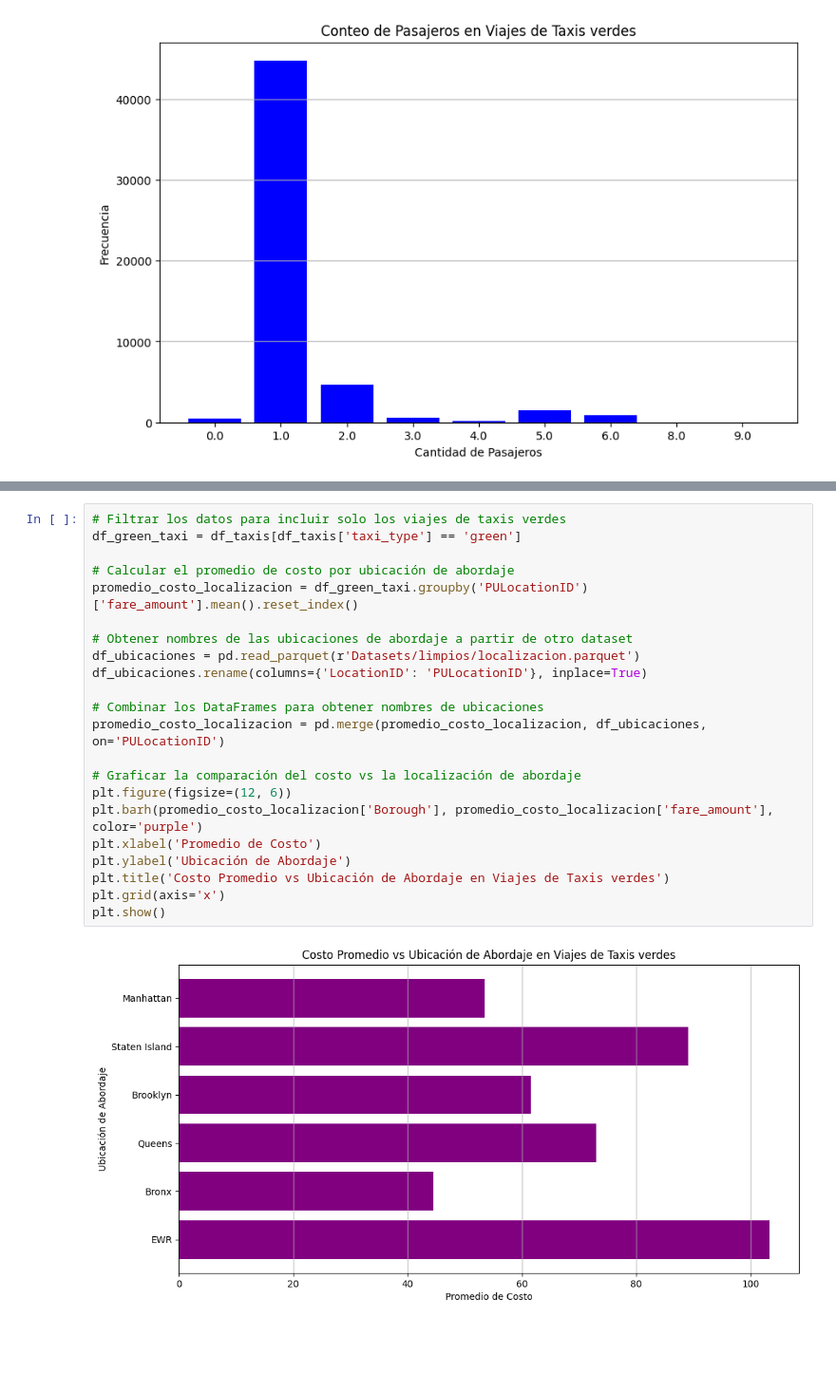
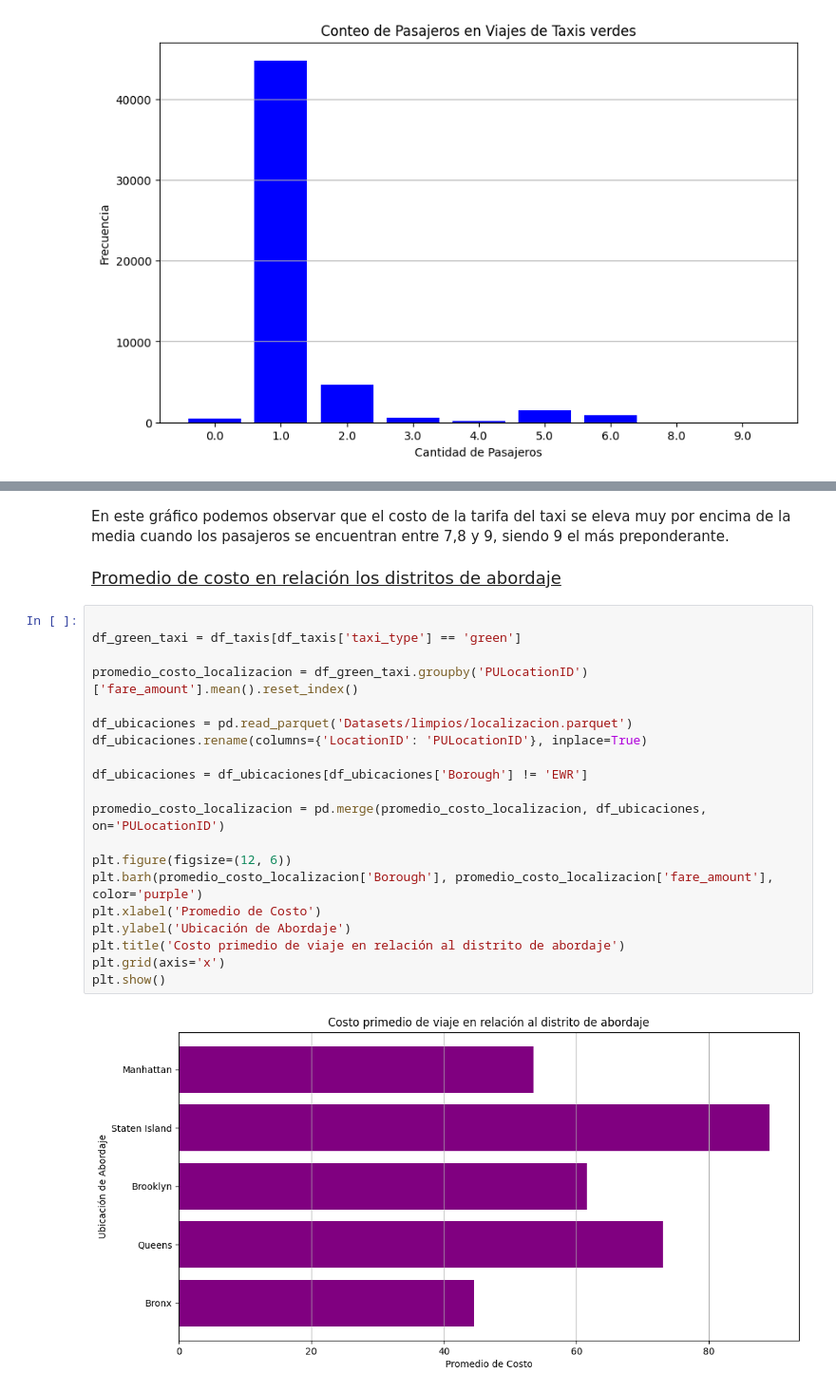
Before and after one commit to hansonvel96/PF_GROUP_03_NYC_TAXIS, a Jupyter notebook: EDA-taxis.ipynb, the cells around one changed output, grey strips where cells are left out. Shown at 95% size. Saved outputs shown, nothing was run; the diff lists cells and outputs as text; blank space fills up the shorter version.

```diff
--- a/EDA-taxis.ipynb
+++ b/EDA-taxis.ipynb
@@ -451,24 +376,26 @@ plt.show()
+# %% [markdown]
+<p style="font-size:15px;">En este gráfico podemos observar que el costo de la tarifa del taxi se eleva muy por encima de la media cuando los pasajeros se encuentran entre 7,8 y 9, siendo 9 el más preponderante.</p>
+# %% [markdown]
+<p style="font-size:18px;"><u>Promedio de costo en relación los distritos de abordaje</u> </p>
 # %%
-# Filtrar los datos para incluir solo los viajes de taxis verdes
+
 df_green_taxi = df_taxis[df_taxis['taxi_type'] == 'green']
 
-# Calcular el promedio de costo por ubicación de abordaje
 promedio_costo_localizacion = df_green_taxi.groupby('PULocationID')['fare_amount'].mean().reset_index()
 
-# Obtener nombres de las ubicaciones de abordaje a partir de otro dataset
-df_ubicaciones = pd.read_parquet(r'Datasets/limpios/localizacion.parquet')
+df_ubicaciones = pd.read_parquet('Datasets/limpios/localizacion.parquet')
 df_ubicaciones.rename(columns={'LocationID': 'PULocationID'}, inplace=True)
 
-# Combinar los DataFrames para obtener nombres de ubicaciones
+df_ubicaciones = df_ubicaciones[df_ubicaciones['Borough'] != 'EWR']
+
 promedio_costo_localizacion = pd.merge(promedio_costo_localizacion, df_ubicaciones, on='PULocationID')
 
-# Graficar la comparación del costo vs la localización de abordaje
 plt.figure(figsize=(12, 6))
 plt.barh(promedio_costo_localizacion['Borough'], promedio_costo_localizacion['fare_amount'], color='purple')
 plt.xlabel('Promedio de Costo')
 plt.ylabel('Ubicación de Abordaje')
-plt.title('Costo Promedio vs Ubicación de Abordaje en Viajes de Taxis verdes')
+plt.title('Costo primedio de viaje en relación al distrito de abordaje')
 plt.grid(axis='x')
 plt.show()
 # %% [output]
-[figure, old version]
+[figure, new version]
```
Also changed, not shown: parts of 83 cells of this notebook, 4 other files.
